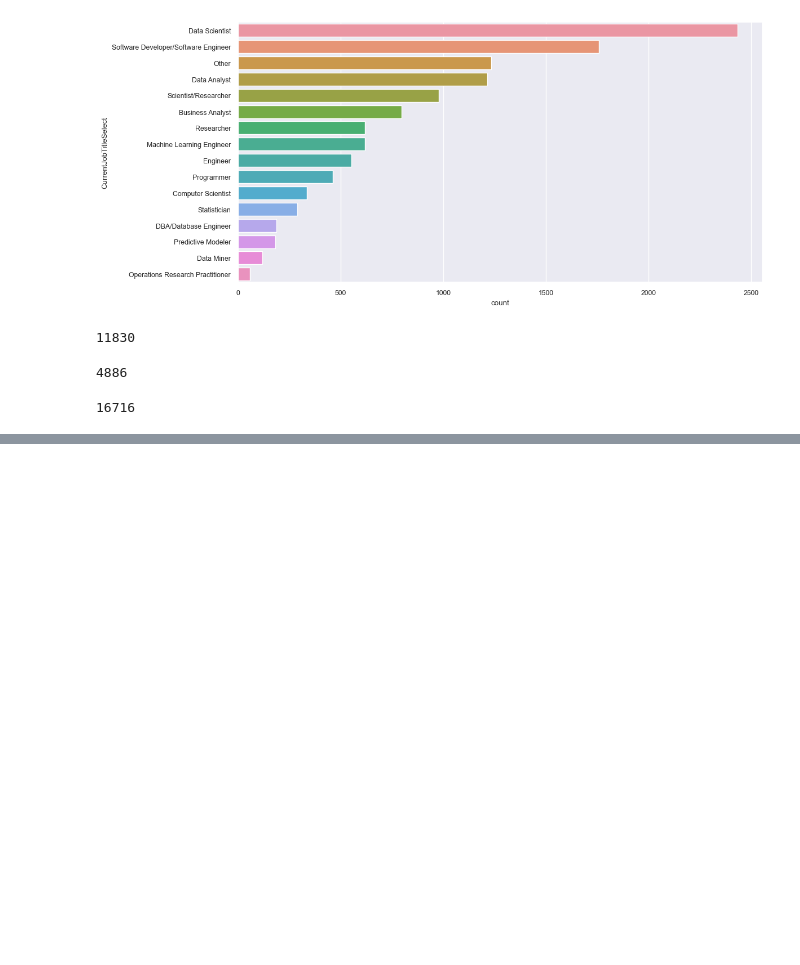
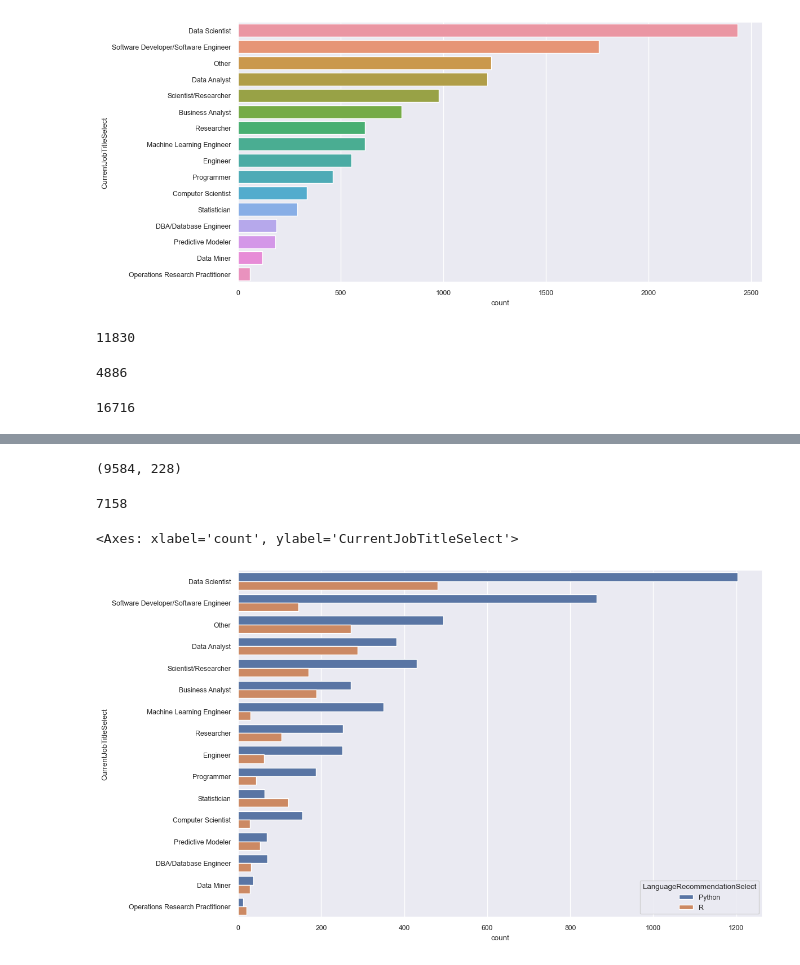
Before and after one commit to byulrim/KaggleExercise, a Jupyter notebook: kaggle_survey_2017_02.ipynb, the cells around one changed output, grey strips where cells are left out. Cells and saved outputs as stored; diff of their text form; code cells hidden in the pictures; blank space fills up the shorter version.

```diff
--- a/kaggle_survey_2017_02.ipynb
+++ b/kaggle_survey_2017_02.ipynb
@@ -116,0 +134,18 @@ mca["CurrentJobTitleSelect"].notnull().count()
+# %%
+data = mca[(mca["LanguageRecommendationSelect"] == "Python") | (mca["LanguageRecommendationSelect"] == "R")]
+data.shape
+# %% [output]
+(9584, 228)
+# %%
+mca[mca["CurrentJobTitleSelect"].notnull() & ((mca["LanguageRecommendationSelect"] == "Python") | (mca["LanguageRecommendationSelect"] == "R"))]["CurrentJobTitleSelect"].count()
+# %% [output]
+7158
+# %%
+plt.figure(figsize=(12, 8))
+sns.countplot(data,
+              y="CurrentJobTitleSelect",
+              hue="LanguageRecommendationSelect",
+              order=data["CurrentJobTitleSelect"].value_counts().index)
+# %% [output]
+<Axes: xlabel='count', ylabel='CurrentJobTitleSelect'>
+[figure, added]
```
Also changed, not shown: parts of 10 cells of this notebook.
